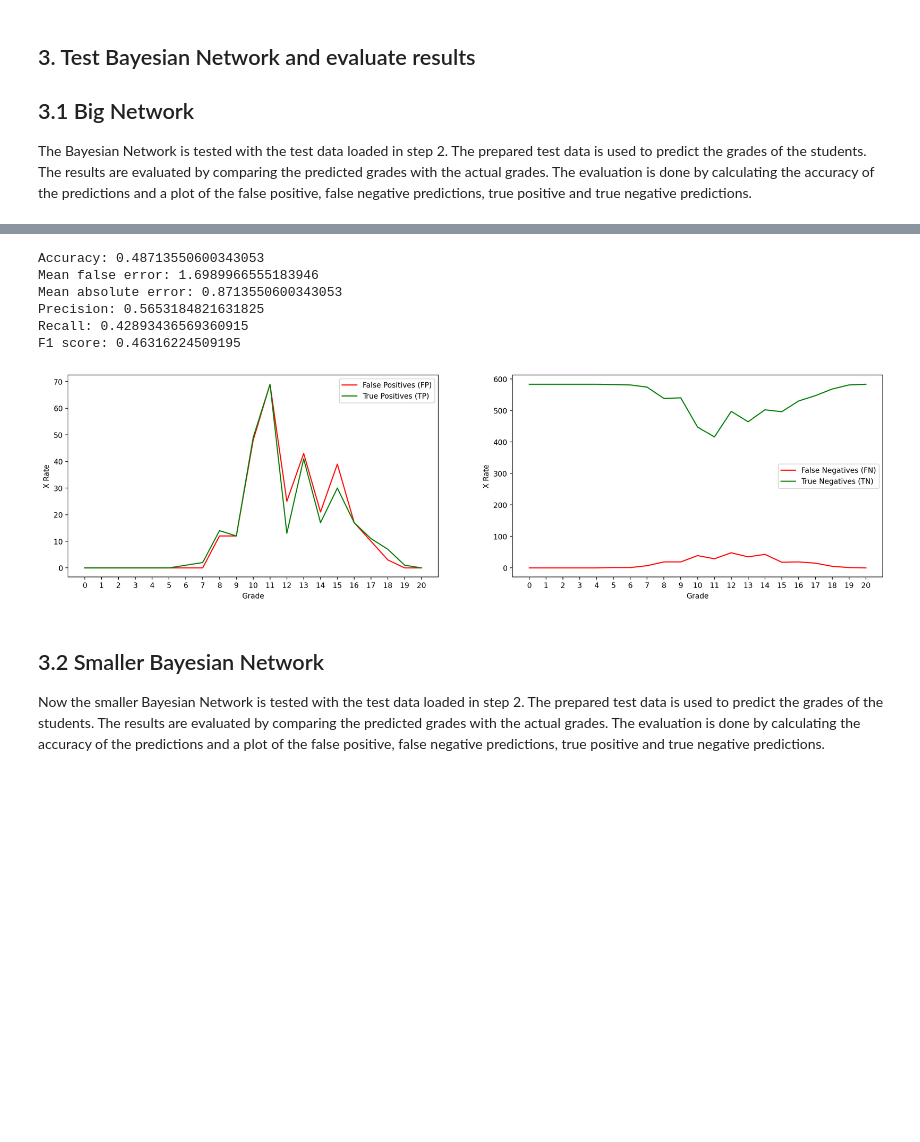
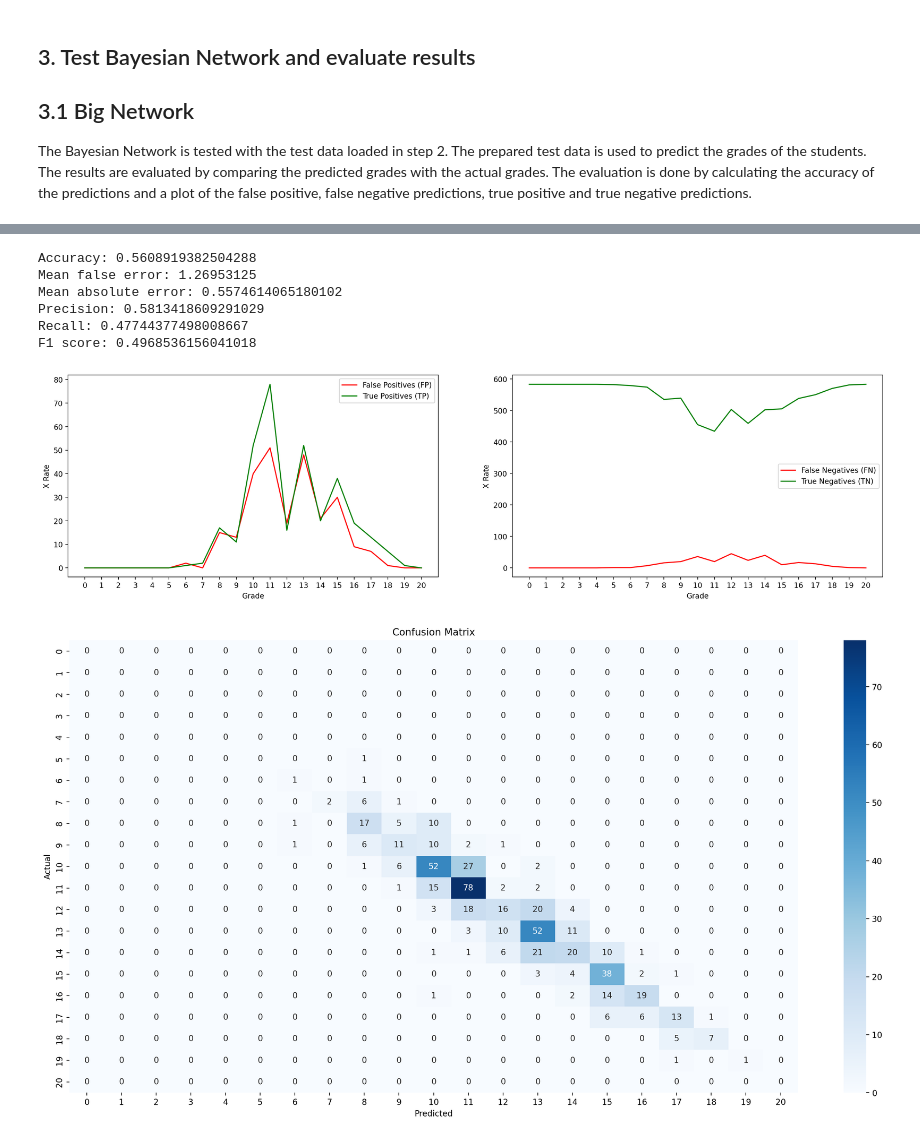
Before and after one commit to Super-T02/ki-bayesian-networks, a Jupyter notebook: src/model.ipynb, the cells around one changed output, grey strips where cells are left out. Saved outputs shown, nothing was run; the diff lists cells and outputs as text; code cells hidden in the pictures; blank space fills up the shorter version.

Commit message:
ADD: Confusion Matrix and split

```diff
--- a/src/model.ipynb
+++ b/src/model.ipynb
@@ -393,22 +393,21 @@ labels.to_csv(DATA_PATH + "label.csv", index=False)
 # %%
 predictions = pd.read_csv(DATA_PATH + "results.csv")
 labels = pd.read_csv(DATA_PATH + "label.csv")
 
 # Evaluate results
 evaluation = Evaluation(labels['G3'], predictions.loc[:, 'G3'])
 evaluation.print_stats()
 evaluation.plot()
+evaluation.plot_confusion_matrix()
 # %% [output]
-Accuracy: 0.48713550600343053
-Mean false error: 1.6989966555183946
-Mean absolute error: 0.8713550600343053
-Precision: 0.5653184821631825
-Recall: 0.42893436569360915
-F1 score: 0.46316224509195
+Accuracy: 0.5608919382504288
+Mean false error: 1.26953125
+Mean absolute error: 0.5574614065180102
+Precision: 0.5813418609291029
+Recall: 0.47744377498008667
+F1 score: 0.4968536156041018
-[figure, old version]
+[figure, new version]
+[figure, added]
-# %% [markdown]
-## 3.2 Smaller Bayesian Network
-Now the smaller Bayesian Network is tested with the test data loaded in step 2. The prepared test data is used to predict the grades of the students. The results are evaluated by comparing the predicted grades with the actual grades. The evaluation is done by calculating the accuracy of the predictions and a plot of the false positive, false negative predictions, true positive and true negative predictions.
 # %%
 # Create predictions
 predictions_small = network_small.predict(merged_test, stochastic=False, n_jobs=NUMBER_CORES)
```
Also changed, not shown: parts of 6 cells of this notebook, 5 other files.
